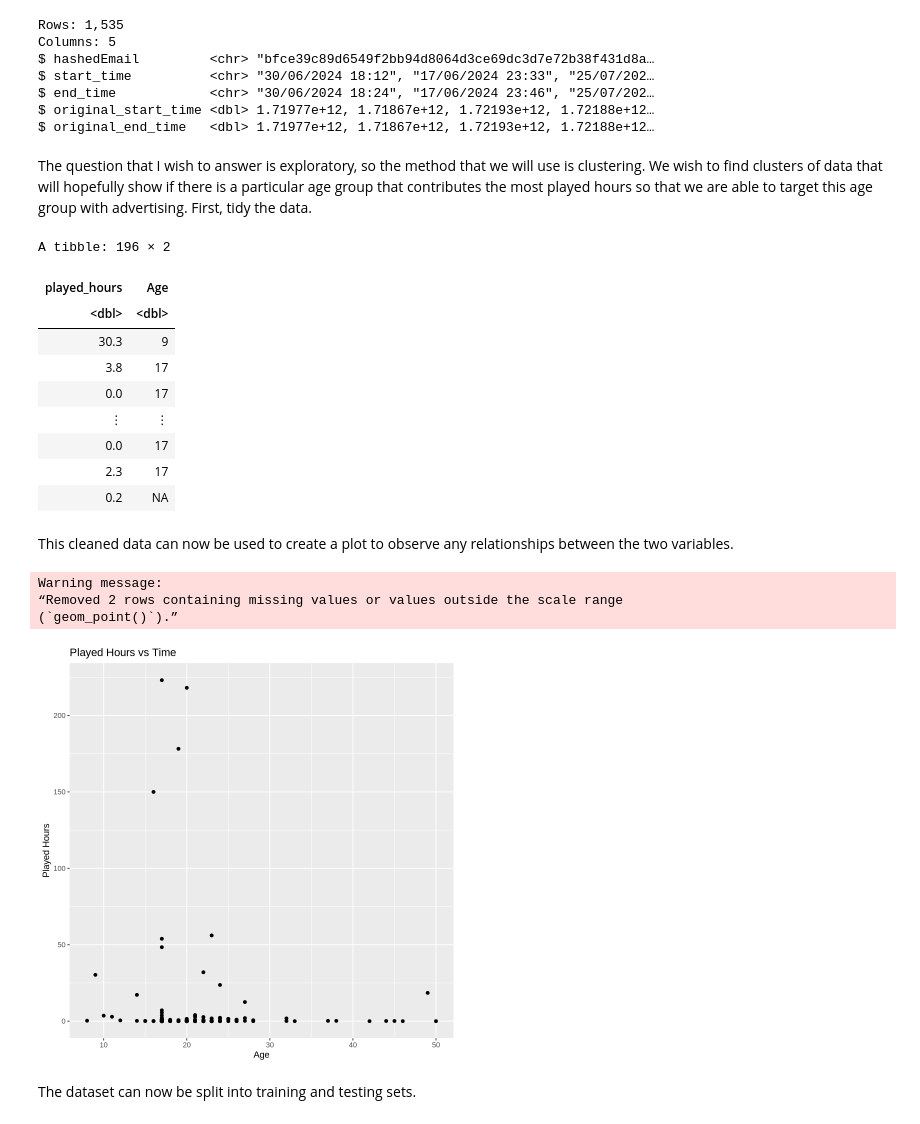
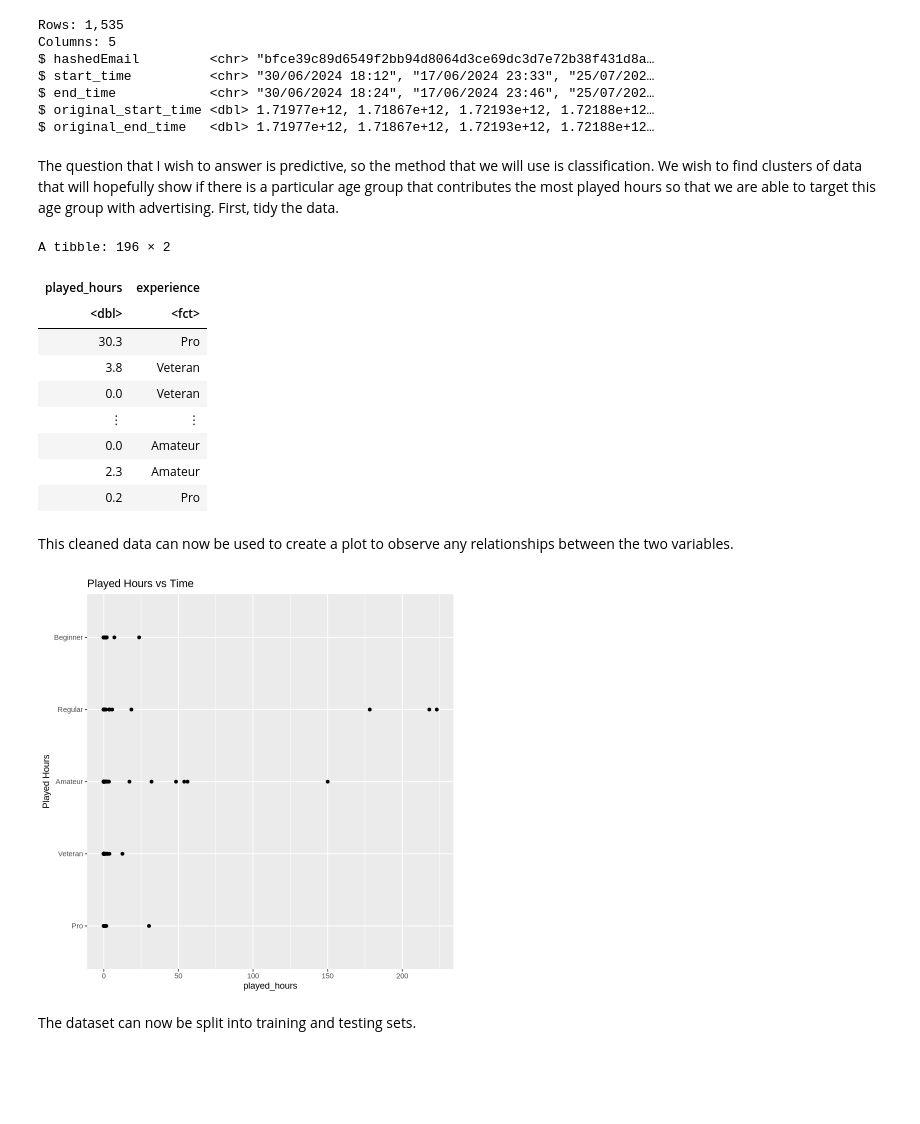
Before and after one commit to dathwal/DSCI100-Project, a Jupyter notebook: Untitled.ipynb, the cells around one changed output. Saved outputs shown, nothing was run; the diff lists cells and outputs as text; code cells hidden in the pictures; blank space fills up the shorter version.

```diff
--- a/Untitled.ipynb
+++ b/Untitled.ipynb
@@ -59,37 +57,35 @@ $ end_time            <chr> "30/06/2024 18:24", "17/06/2024 23:46", "25/07/202
 $ original_start_time <dbl> 1.71977e+12, 1.71867e+12, 1.72193e+12, 1.72188e+12…
 $ original_end_time   <dbl> 1.71977e+12, 1.71867e+12, 1.72193e+12, 1.72188e+12…
 # %% [markdown]
-The question that I wish to answer is exploratory, so the method that we will use is clustering. We wish to find clusters of data that will hopefully show if there is a particular age group that contributes the most played hours so that we are able to target this age group with advertising. First, tidy the data.
+The question that I wish to answer is predictive, so the method that we will use is classification. We wish to find clusters of data that will hopefully show if there is a particular age group that contributes the most played hours so that we are able to target this age group with advertising. First, tidy the data.
 # %%
 players_cleaned <- players |>
-select(played_hours, Age)
+select(played_hours, experience)|>
+mutate(experience = as_factor(experience))
 players_cleaned
 # %% [output]
 A tibble: 196 × 2
-| played_hours | Age |
-| <dbl> | <dbl> |
-| 30.3 | 9 |
-| 3.8 | 17 |
-| 0.0 | 17 |
+| played_hours | experience |
+| <dbl> | <fct> |
+| 30.3 | Pro |
+| 3.8 | Veteran |
+| 0.0 | Veteran |
 | ⋮ | ⋮ |
-| 0.0 | 17 |
-| 2.3 | 17 |
-| 0.2 | NA |
+| 0.0 | Amateur |
+| 2.3 | Amateur |
+| 0.2 | Pro |
 # %% [markdown]
 This cleaned data can now be used to create a plot to observe any relationships between the two variables.
 # %%
 players_plot <- players_cleaned|>
-ggplot(aes(y=played_hours, x=Age))+
+ggplot(aes(x=played_hours, y=experience))+
 geom_point() +
 ggtitle("Played Hours vs Time")+
 ylab("Played Hours")
 
 players_plot
 # %% [output]
-Warning message:
-“Removed 2 rows containing missing values or values outside the scale range
-(`geom_point()`).”
-[figure, old version]
+[figure, new version]
 # %% [markdown]
 The dataset can now be split into training and testing sets.
 # %%
```
Also changed, not shown: parts of 10 cells of this notebook.
